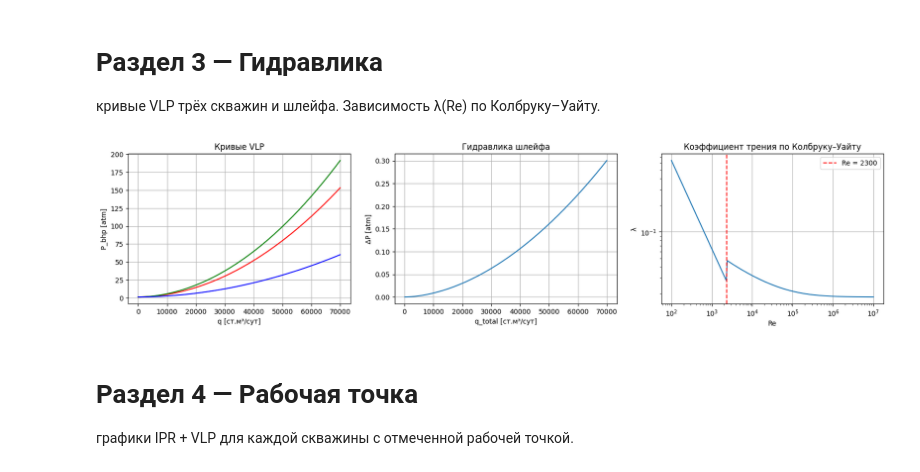
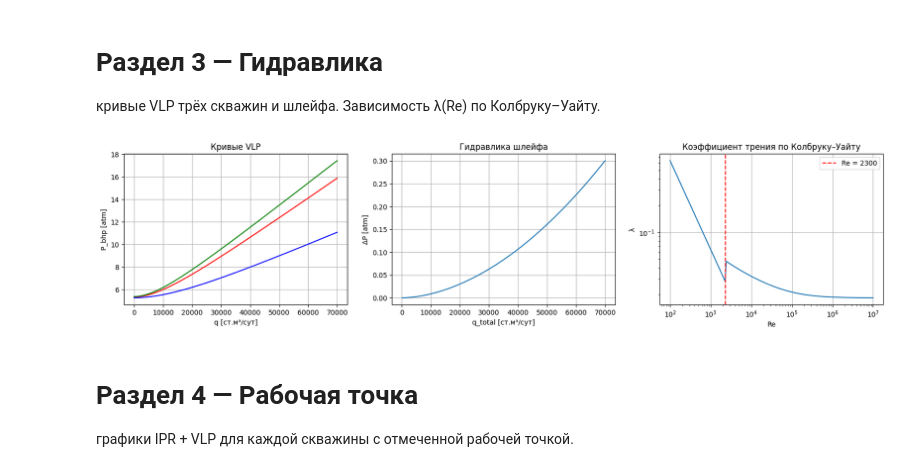
Before and after one commit to luismhpz95/gas_field_simulator, a Jupyter notebook: курсовая.ipynb, the cells around one changed output. Saved outputs shown, nothing was run; the diff lists cells and outputs as text; code cells hidden in the pictures.

```diff
--- a/курсовая.ipynb
+++ b/курсовая.ipynb
@@ -107,38 +107,64 @@ plt.show()
 
 кривые VLP трёх скважин и шлейфа. Зависимость λ(Re) по Колбруку–Уайту.
 # %%
-P_man = 1
-q_range = np.linspace(10, 70000, 100)
+P0 = 100.0
+q_range = np.linspace(10, 70000, 200)
+states_0 = simulate.solve(P_res=P0)
 
-vlp_1 = [P_man + nkt_1.dp(P_man, q).dP for q in q_range]
-vlp_2 = [P_man + nkt_2.dp(P_man, q).dP for q in q_range]
-vlp_3 = [P_man + nkt_3.dp(P_man, q).dP for q in q_range]
+# --- Скважина 1 ---
+P_bhp_1 = states_0['well_1'].P_in
+P_man_1 = states_0['well_1'].P_out
+
+# --- Скважина 2 ---
+P_bhp_2 = states_0['well_2'].P_in
+P_man_2 = states_0['well_2'].P_out
+
+# --- Скважина 3 ---
+P_bhp_3 = states_0['well_3'].P_in
+P_man_3 = states_0['well_3'].P_out
+
+def calc_vlp(pipe: Pipe, P_man: float, q: float, tol: float = 1e-6, max_iter: int = 50) -> float:
+    """
+    Вычисляет P_bhp для заданного q и P_man, итерируя падение давления в НКТ.
+    """
+    P_bhp = P_man
+    for _ in range(max_iter):
+        deltaP = pipe.dp(P_bhp, q)
+        P_bhp_new = P_man + deltaP.dP
+        if abs(P_bhp_new - P_bhp) < tol:
+            return P_bhp_new
+        P_bhp = P_bhp_new
+    return P_bhp
+
+# Кривые VLP (физически корректные)
+P_bhp_vlp_1 = [calc_vlp(nkt_1, P_man_1, q) for q in q_range]
+P_bhp_vlp_2 = [calc_vlp(nkt_2, P_man_2, q) for q in q_range]
+P_bhp_vlp_3 = [calc_vlp(nkt_3, P_man_3, q) for q in q_range]
 
 fig, axes = plt.subplots(1,3, figsize=(20, 4) )
-
-axes[0].plot(q_range, vlp_1, 'r-', label='Скважина 1')
-axes[0].plot(q_range, vlp_2, 'g-', label='Скважина 2')
-axes[0].plot(q_range, vlp_3, 'b-', label='Скважина 3')
+axes[0].plot(q_range, P_bhp_vlp_1, 'r-', label='Скважина 1')
+axes[0].plot(q_range, P_bhp_vlp_2, 'g-', label='Скважина 2')
+axes[0].plot(q_range, P_bhp_vlp_3, 'b-', label='Скважина 3')
 axes[0].set(xlabel='q [ст.м³/сут]', ylabel='P_bhp [atm]', title='Кривые VLP')
 
 # VLP шлейфа
 q_shlyf = np.linspace(100, 70000, 100)
 dP_shlyf = [shlyf.dp(dcs.P_in(), q).dP for q in q_shlyf]
 
 axes[1].plot(q_shlyf, dP_shlyf)
 axes[1].set(xlabel='q_total [ст.м³/сут]', ylabel='ΔP [atm]', title='Гидравлика шлейфа')
 
 # λ(Re)
 Re_range = np.logspace(2, 7, 200)
 lambda_vals = [nkt_1.f_lambda(Re) for Re in Re_range]
 
 axes[2].loglog(Re_range, lambda_vals)
 axes[2].axvline(2300, color='r', linestyle='--', label='Re = 2300')
 axes[2].set(xlabel='Re', ylabel='λ', title='Коэффициент трения по Колбруку–Уайту')
 
 plt.legend(); plt.show()
 # %% [output]
-[figure, old version]
+[figure, new version]
 # %% [markdown]
 # Раздел 4 — Рабочая точка
 
```
Also changed, not shown: parts of 3 cells of this notebook.
